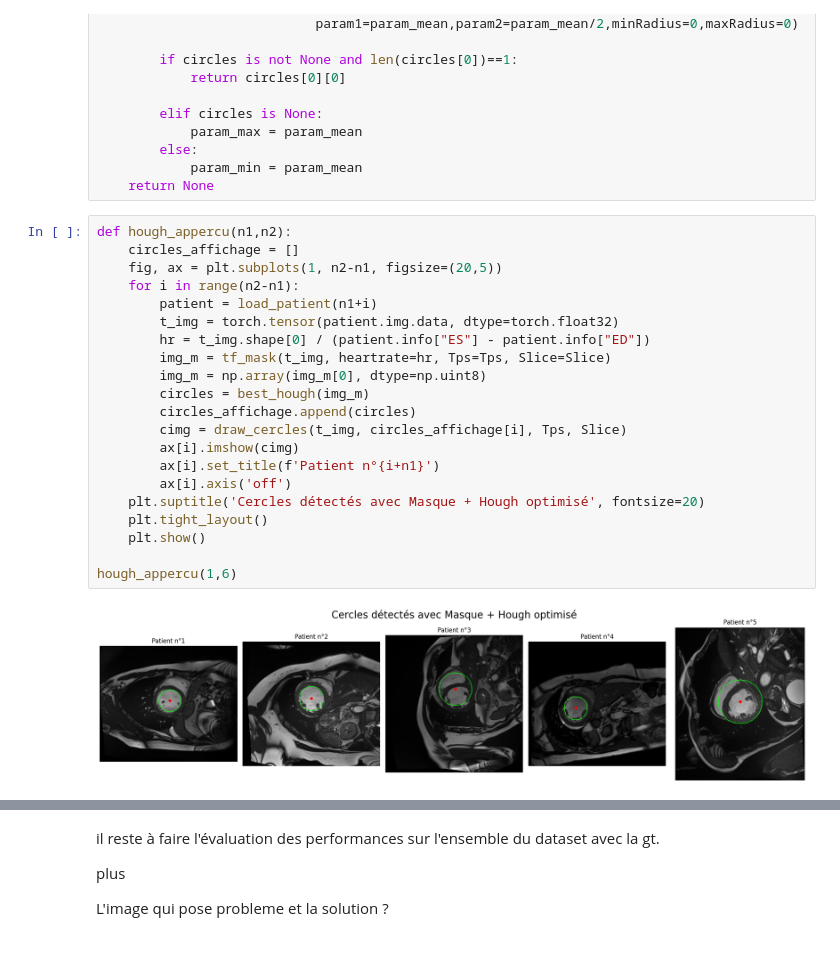
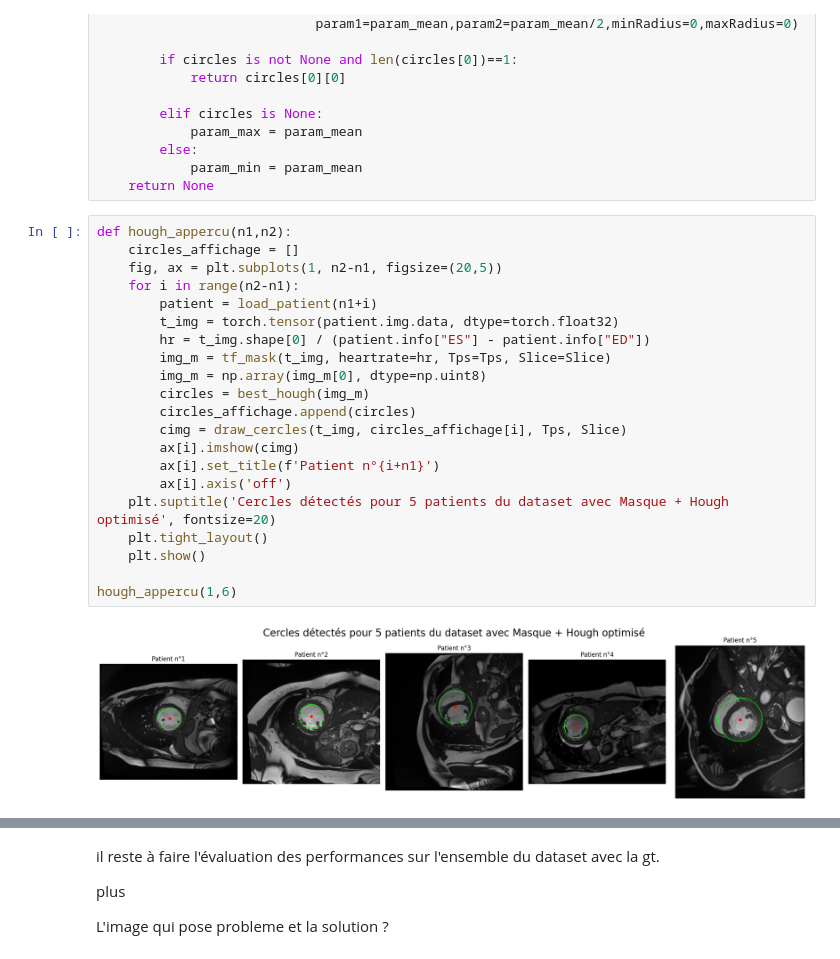
Before and after one commit to Bastaxeloux/proj3dt, a Jupyter notebook: Rendu.ipynb, the cells around one changed output, grey strips where cells are left out. Saved outputs shown, nothing was run; the diff lists cells and outputs as text.

```diff
--- a/Rendu.ipynb
+++ b/Rendu.ipynb
@@ -296,23 +297,23 @@ def best_hough(image):
 # %%
 def hough_appercu(n1,n2):
     circles_affichage = []
     fig, ax = plt.subplots(1, n2-n1, figsize=(20,5))
     for i in range(n2-n1):
         patient = load_patient(n1+i)
         t_img = torch.tensor(patient.img.data, dtype=torch.float32)
         hr = t_img.shape[0] / (patient.info["ES"] - patient.info["ED"])
         img_m = tf_mask(t_img, heartrate=hr, Tps=Tps, Slice=Slice)
         img_m = np.array(img_m[0], dtype=np.uint8)
         circles = best_hough(img_m)
         circles_affichage.append(circles)
         cimg = draw_cercles(t_img, circles_affichage[i], Tps, Slice)
         ax[i].imshow(cimg)
         ax[i].set_title(f'Patient n°{i+n1}')
         ax[i].axis('off')
-    plt.suptitle('Cercles détectés avec Masque + Hough optimisé', fontsize=20)
+    plt.suptitle('Cercles détectés pour 5 patients du dataset avec Masque + Hough optimisé', fontsize=20)
     plt.tight_layout()
     plt.show()
 
 hough_appercu(1,6)
 # %% [output]
-[figure, old version]
+[figure, new version]
```
Also changed, not shown: parts of 17 cells of this notebook, 17 other files.
